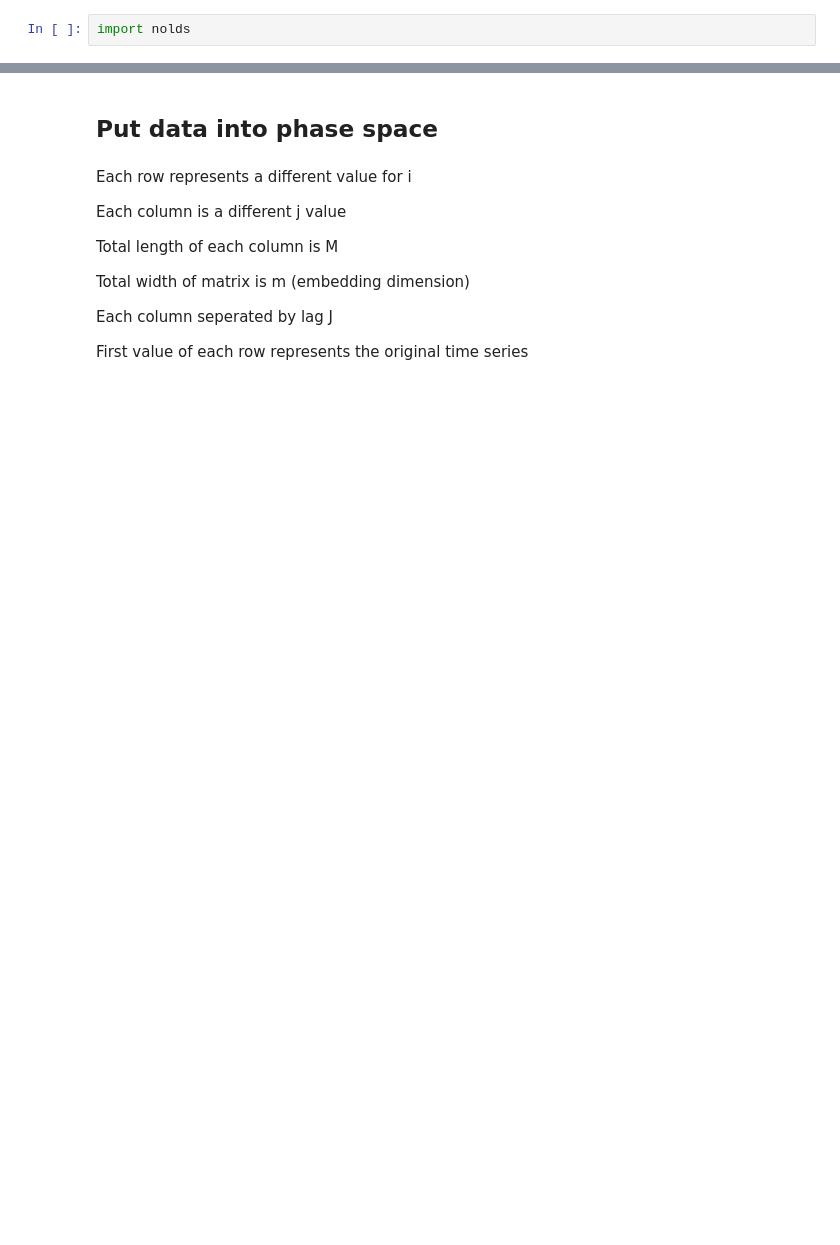
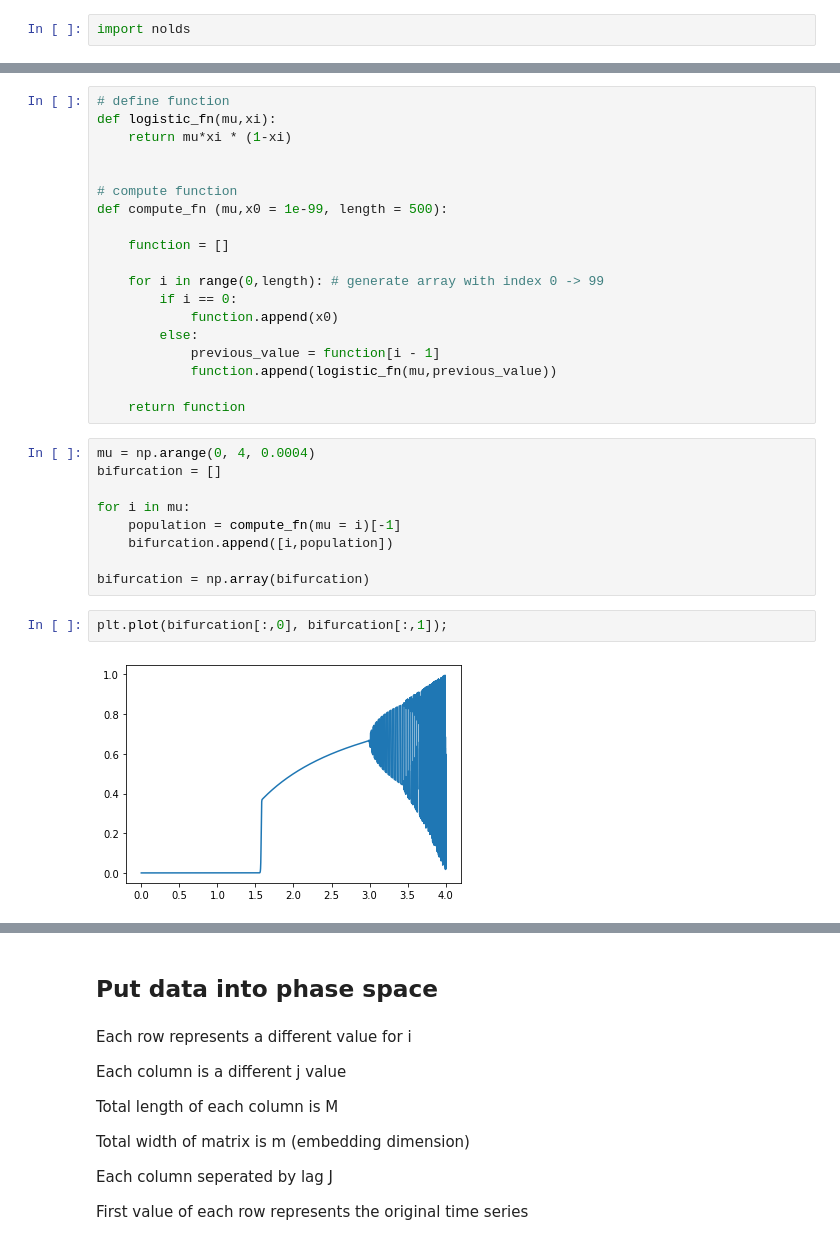
Before and after one commit to PtarmiganString/Final-year-project, a Jupyter notebook: Lyapunov.ipynb, the cells around one changed output, grey strips where cells are left out. Cells and saved outputs as stored; diff of their text form; blank space fills up the shorter version.

```diff
--- a/Lyapunov.ipynb
+++ b/Lyapunov.ipynb
@@ -42,0 +15,32 @@ delta_t = (s_and_p_data['Date'].max() - s_and_p_data['Date'].min()).total_second
+# %%
+# define function
+def logistic_fn(mu,xi):
+    return mu*xi * (1-xi)
+
+
+# compute function
+def compute_fn (mu,x0 = 1e-99, length = 500):
+
+    function = []
+
+    for i in range(0,length): # generate array with index 0 -> 99
+        if i == 0:
+            function.append(x0)
+        else:
+            previous_value = function[i - 1]
+            function.append(logistic_fn(mu,previous_value))
+
+    return function
+# %%
+mu = np.arange(0, 4, 0.0004)
+bifurcation = []
+
+for i in mu:
+    population = compute_fn(mu = i)[-1]
+    bifurcation.append([i,population])
+
+bifurcation = np.array(bifurcation)
+# %%
+plt.plot(bifurcation[:,0], bifurcation[:,1]);
+# %% [output]
+[figure, added]
```
Also changed, not shown: parts of 47 cells of this notebook, 5 other files.
